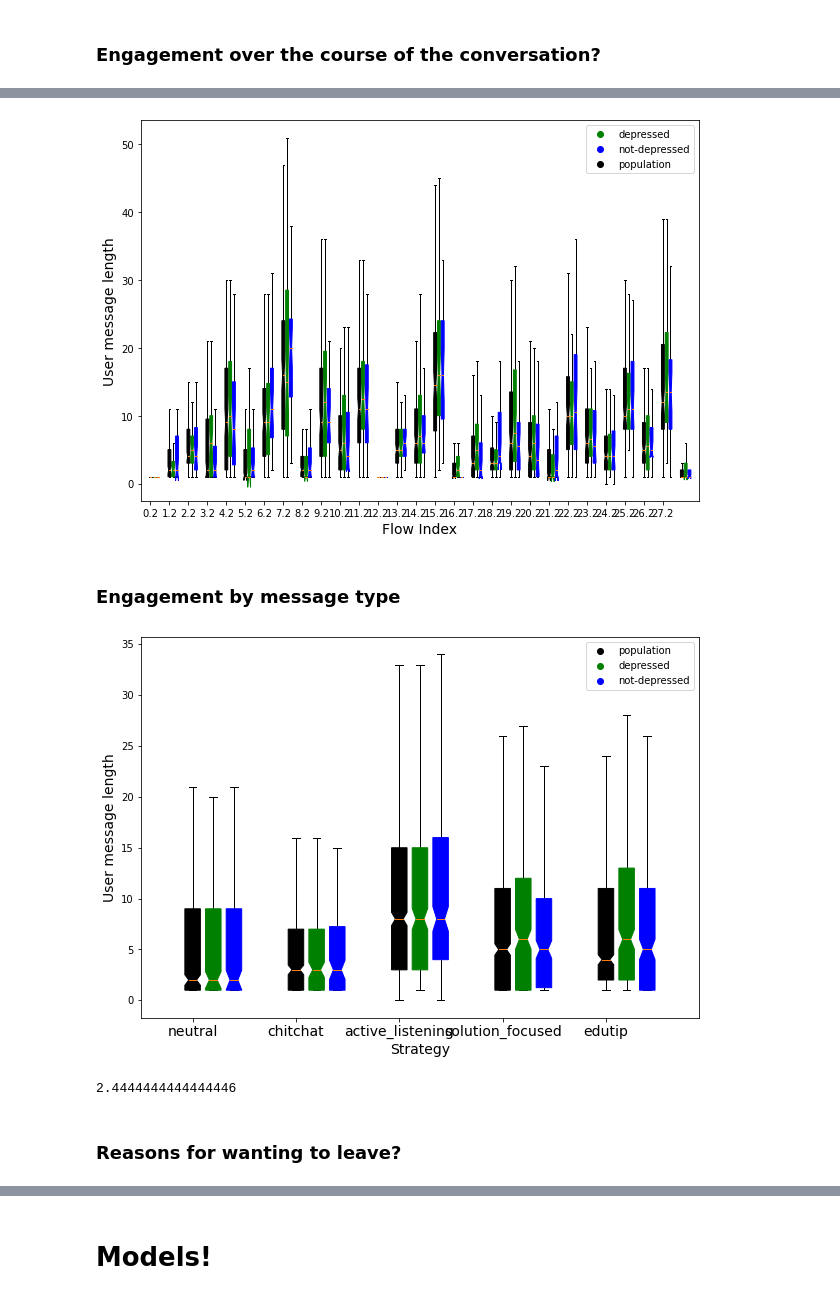
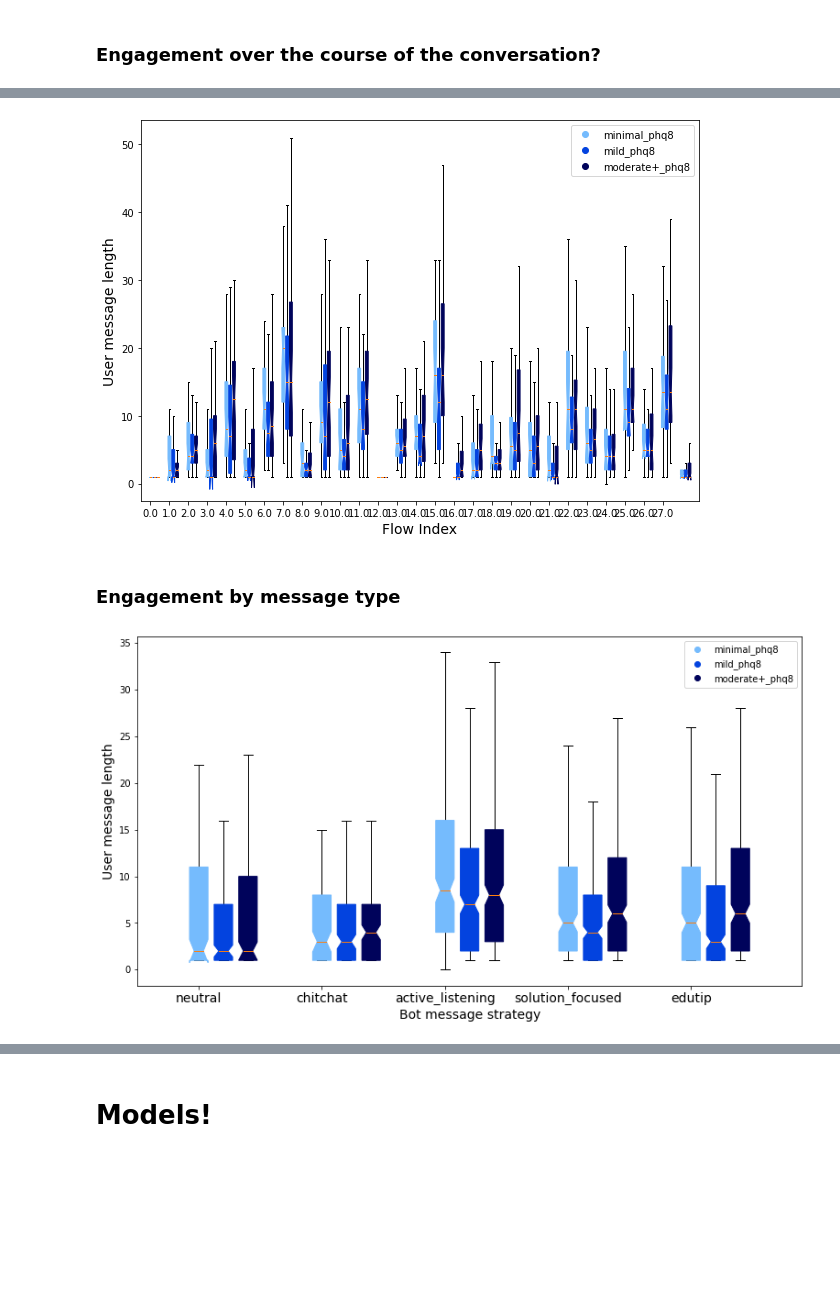
Before and after one commit to odemasi/therapybot_limitations, a Jupyter notebook: Therapybot_plots_v1.ipynb, the cells around one changed output, grey strips where cells are left out. Drawn from its saved outputs; the diff is of its cells as text; code cells hidden in the pictures; blank space fills up the shorter version.

```diff
--- a/Therapybot_plots_v1.ipynb
+++ b/Therapybot_plots_v1.ipynb
@@ -558,7 +713,11 @@ plt.show()
 # %%
-plt.hist(participant_df['avg_message_tok'], bins=np.arange(-.5, 25.5), alpha=.3, color='b')
+
+for i, phq8_bucket in enumerate(phq8_buckets):
+    df = phq8_dfs[phq8_bucket]
+    plt.hist(df['avg_message_tok'], bins=np.arange(-.5, 25.5), alpha=.3, label=phq8_bucket)
+
 plt.ylabel('Number of participants', fontsize=14)
-plt.xlabel('Participant message length (average tokens in a message)', fontsize=14)
-# plt.legend()
+plt.xlabel('Participant message length\n(average # tokens in a message)', fontsize=14)
+plt.legend()
 plt.show()
 # %% [output]
@@ -734,26 +997,25 @@ plt.show()
 # %% [markdown]
 ### What types of messages were most helpful to participants (depressed/not)
 # %%
-def temp_func(ax, df, labelname, color='b'):
+def temp_func(ax, df, labelname, color):
     type_df = df.groupby('strategy').agg(np.mean)
 
     xs = np.arange(type_df.shape[0])
     print(type_df.index.values)
 
     for i, col in enumerate(['helpful_bool', 'error_bool', 'leave_bool']):
-        ax[i].plot(xs, 100.0 * type_df[col].values, 'o-', label=labelname, color=color)
+        ax[i].plot(xs, 100.0 * type_df[col].values, 'o-', color=color, label=labelname)
         ax[i].set_ylabel('Percent %s (%%)' % col)
         ax[i].set_xticks(xs)
         ax[i].set_xticklabels(type_df.index.values, fontsize=12)
-        ax[i].set_ylim([0,100])
+#         ax[i].set_ylim([0,100])
 
 fig, ax = plt.subplots(1, 3, figsize=(20, 5))
 
 print('Check the strategy ordering matches!')
 
-temp_func(ax, message_df.merge(depressed_sonas_df, on='sona', how='right'), 'depressed', color='g')
-temp_func(ax, message_df.merge(not_depressed_sonas_df, on='sona', how='right'), 'not-depressed', color='b')
-temp_func(ax, message_df, 'Population', color='k')
+for i, phq8_bucket in enumerate(phq8_buckets):
+    temp_func(ax, message_df.merge(phq8_dfs[phq8_bucket][['sona']].astype(int), on='sona', how='right'), phq8_bucket, phq8_colors[i])
 
 
 
@@ -774,16 +1072,15 @@ Check the strategy ordering matches!
 # %% [markdown]
 ### Engagement over the course of the conversation?
 # %%
-def temp_func(df, labelname):
+def temp_func(df, labelname, color):
     temp = df.groupby('Flow Index').agg(np.mean)
     ys = temp['user_message_len']
     xs = np.arange(temp.shape[0])
-    plt.plot(xs, ys, 'o-', label=labelname)
+    plt.plot(xs, ys, 'o-', color=color, label=labelname)
     return xs, temp.index.values
 
-temp_func(message_df.merge(depressed_sonas_df, on='sona', how='right'), 'depressed')
-temp_func(message_df.merge(not_depressed_sonas_df, on='sona', how='right'), 'not-depressed')
-xs, ticklabels = temp_func(message_df, 'population')
+for i, phq8_bucket in enumerate(phq8_buckets):
+    xs, ticklabels = temp_func(message_df.merge(phq8_dfs[phq8_bucket][['sona']].astype(int), on='sona', how='right'), phq8_bucket, phq8_colors[i])
 
 plt.ylabel('Average message length', fontsize=14)
 plt.xlabel('Flow Index', fontsize=14)
@@ -801,9 +1098,9 @@ def temp_func(df, labelname, offset=0, color='b'):
     plt.plot(np.NaN, 'o', color=c, label=labelname)
 
 plt.subplots(figsize=(10,7))
-temp_func(message_df.merge(depressed_sonas_df, on='sona', how='right'), 'depressed', offset=.2, color='g')
-temp_func(message_df.merge(not_depressed_sonas_df, on='sona', how='right'), 'not-depressed', offset=.4, color='b')
-temp_func(message_df, 'population', color='k')
+for i, phq8_bucket in enumerate(phq8_buckets):
+    temp_func(message_df.merge(phq8_dfs[phq8_bucket][['sona']].astype(int), on='sona', how='right'), phq8_bucket, offset=.2*i, color=phq8_colors[i])
+
 
 plt.ylabel('User message length', fontsize=14)
 plt.xlabel('Flow Index', fontsize=14)
@@ -811,35 +1108,28 @@ plt.xticks(np.arange(28))
 plt.legend()
 plt.show()
 # %% [output]
-[figure, old version]
+[figure, new version]
 # %% [markdown]
 ### Engagement by message type
 # %%
 def temp_func(df, labelname, offset=0, color='b'):
     c = color
     strategies = df['strategy'].unique()
     for i, s in enumerate(strategies):
         vals = df[df['strategy'] == s]['user_message_len'].values
         plt.boxplot(vals, positions = [i+offset], showfliers=False, notch=True, patch_artist=True, boxprops=dict(facecolor=c, color=c))
     plt.plot(np.NaN, 'o', color=c, label=labelname)
 
-plt.subplots(figsize=(10,7))
-temp_func(message_df, 'population', color='k')
-temp_func(message_df.merge(depressed_sonas_df.astype(int), on='sona', how='right'), 'depressed', offset=.2, color='g')
-temp_func(message_df.merge(not_depressed_sonas_df.astype(int), on='sona', how='right'), 'not-depressed', offset=.4, color='b')
+plt.subplots(figsize=(13,7))
+for i, phq8_bucket in enumerate(phq8_buckets):
+    temp_func(message_df.merge(phq8_dfs[phq8_bucket][['sona']].astype(int), on='sona', how='right'), phq8_bucket, color=phq8_colors[i], offset=i*.2)
 
 
 plt.ylabel('User message length', fontsize=14)
-plt.xlabel('Strategy', fontsize=14)
+plt.xlabel('Bot message strategy', fontsize=14)
 strategies = message_df['strategy'].unique()
 plt.xticks(np.arange(len(strategies)), strategies, fontsize=14)
 plt.legend()
 plt.show()
 # %% [output]
-[figure, old version]
+[figure, new version]
-# %%
-participant_df[participant_df['not_depressed']]['num_error'].mean()
-# %% [output]
-2.4444444444444446
-# %% [markdown]
-### Reasons for wanting to leave?
```
Also changed, not shown: parts of 94 cells of this notebook.
